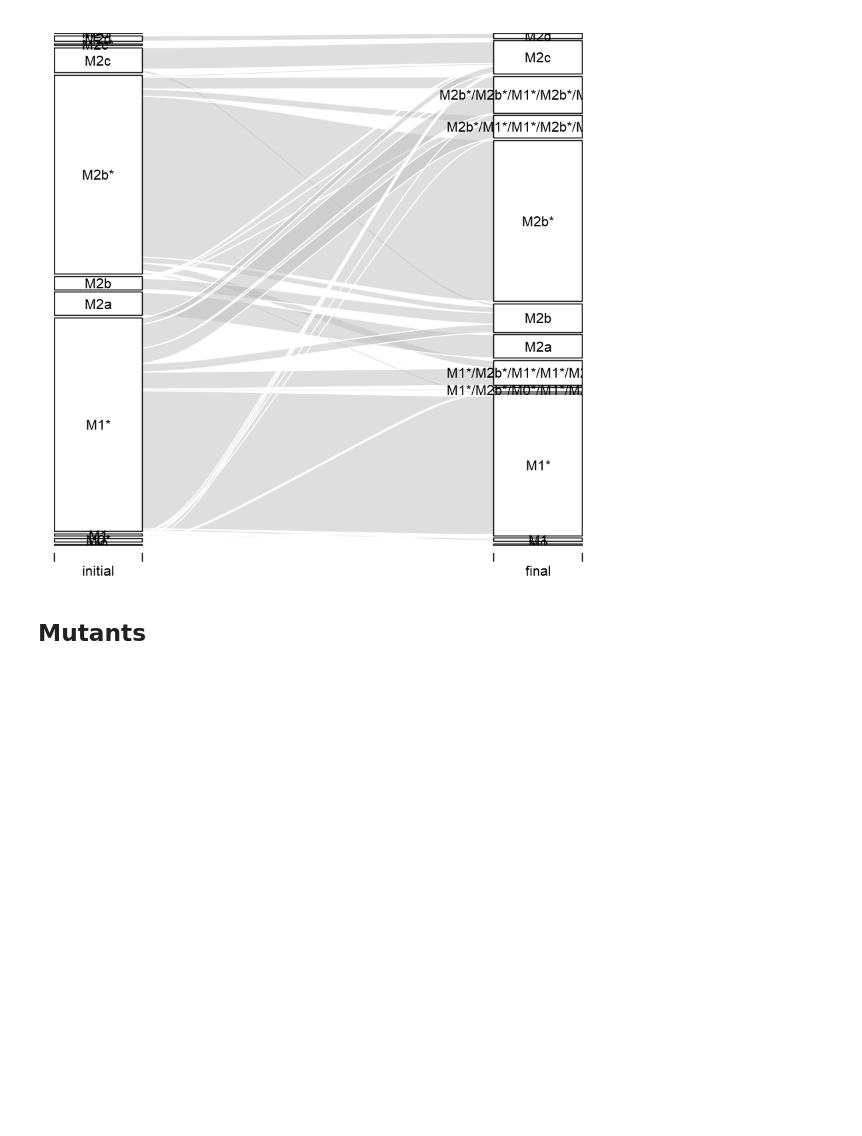
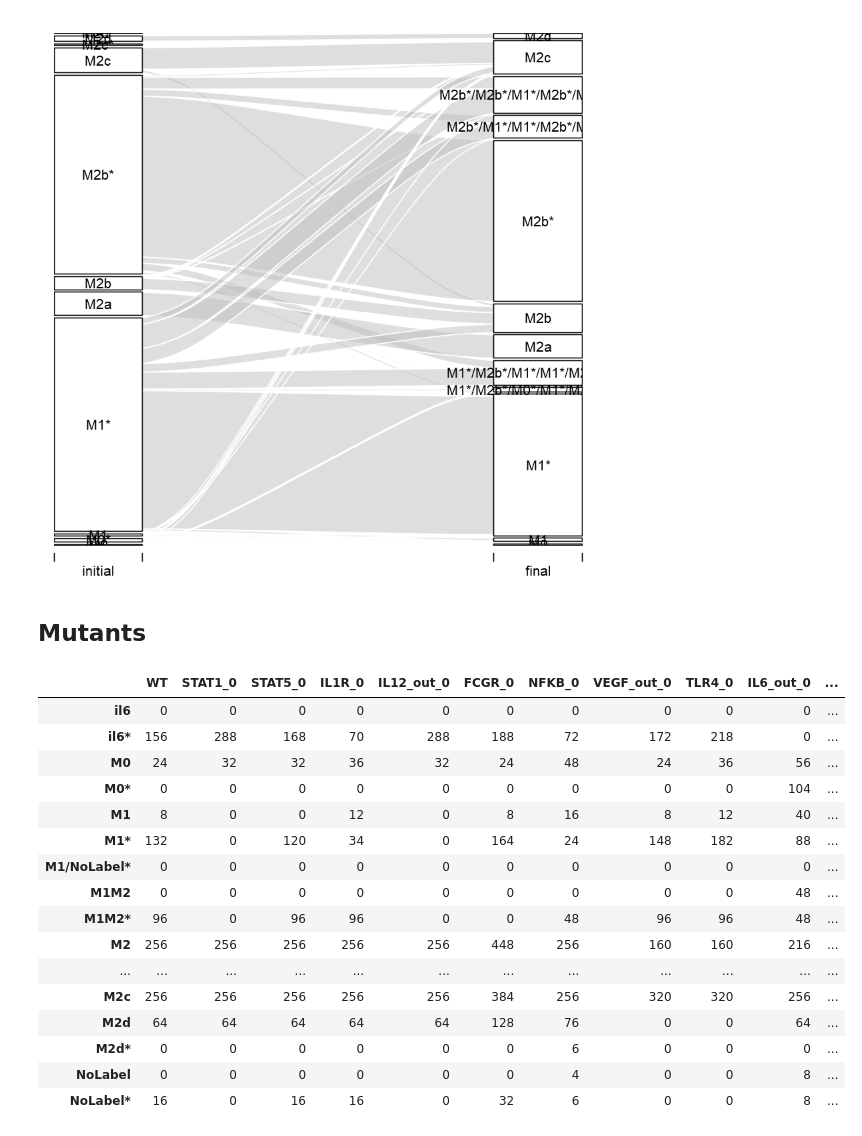
Before and after one commit to AzaidOA/Macrophage_Boolean_Network, a Jupyter notebook: MP_network.ipynb, the cells around one changed output. Drawn from its saved outputs; the diff is of its cells as text; code cells hidden in the pictures; blank space fills up the shorter version.

```diff
--- a/MP_network.ipynb
+++ b/MP_network.ipynb
@@ -225,3 +304,17 @@ env.attr
+# %%
+cfm <- apply(cfm, 1, function(perturb){
+   initial <- as.integer(perturb["initial"])
+   perturb["initial"] <- attr.table$labels[which(attr.table$int.attractor == initial)]
+   if(str_detect(perturb["final"], "/")){
+      final <- as.integer(str_split(perturb["final"],"/")[[1]])
+   } else { final <- as.integer(perturb["final"]) }
+   initial <- attr.table[which(attr.table$int.attractor == initial),"label"]
+   final <- attr.table[which(attr.table$int.attractor == final),"label"]
+   final <- paste(final, collapse = "/")
+   as.data.frame(t(perturb))
+})
+cfm <- Filter(function(row) any(!is.na(row)), cfm)
+cfm <- rbindlist(cfm)
 # %% [markdown]
 ## Macrophage Plasticity
 # %%
@@ -394,0 +499,20 @@ f.mut.plot <- function(mutants, image.name, save.pdf=FALSE, normalize=T) {
+# %%
+mutants
+# %% [output]
+|  | WT | STAT1_0 | STAT5_0 | IL1R_0 | IL12_out_0 | FCGR_0 | NFKB_0 | VEGF_out_0 | TLR4_0 | IL6_out_0 | ... |
+| il6 | 0 | 0 | 0 | 0 | 0 | 0 | 0 | 0 | 0 | 0 | ... |
+| il6* | 156 | 288 | 168 | 70 | 288 | 188 | 72 | 172 | 218 | 0 | ... |
+| M0 | 24 | 32 | 32 | 36 | 32 | 24 | 48 | 24 | 36 | 56 | ... |
+| M0* | 0 | 0 | 0 | 0 | 0 | 0 | 0 | 0 | 0 | 104 | ... |
+| M1 | 8 | 0 | 0 | 12 | 0 | 8 | 16 | 8 | 12 | 40 | ... |
+| M1* | 132 | 0 | 120 | 34 | 0 | 164 | 24 | 148 | 182 | 88 | ... |
+| M1/NoLabel* | 0 | 0 | 0 | 0 | 0 | 0 | 0 | 0 | 0 | 0 | ... |
+| M1M2 | 0 | 0 | 0 | 0 | 0 | 0 | 0 | 0 | 0 | 48 | ... |
+| M1M2* | 96 | 0 | 96 | 96 | 0 | 0 | 48 | 96 | 96 | 48 | ... |
+| M2 | 256 | 256 | 256 | 256 | 256 | 448 | 256 | 160 | 160 | 216 | ... |
+| ... | ... | ... | ... | ... | ... | ... | ... | ... | ... | ... | ... |
+| M2c | 256 | 256 | 256 | 256 | 256 | 384 | 256 | 320 | 320 | 256 | ... |
+| M2d | 64 | 64 | 64 | 64 | 64 | 128 | 76 | 0 | 0 | 64 | ... |
+| M2d* | 0 | 0 | 0 | 0 | 0 | 0 | 6 | 0 | 0 | 0 | ... |
+| NoLabel | 0 | 0 | 0 | 0 | 0 | 0 | 4 | 0 | 0 | 8 | ... |
+| NoLabel* | 16 | 0 | 16 | 16 | 0 | 32 | 6 | 0 | 0 | 8 | ... |
```
Also changed, not shown: parts of 17 cells of this notebook, 5 other files.
